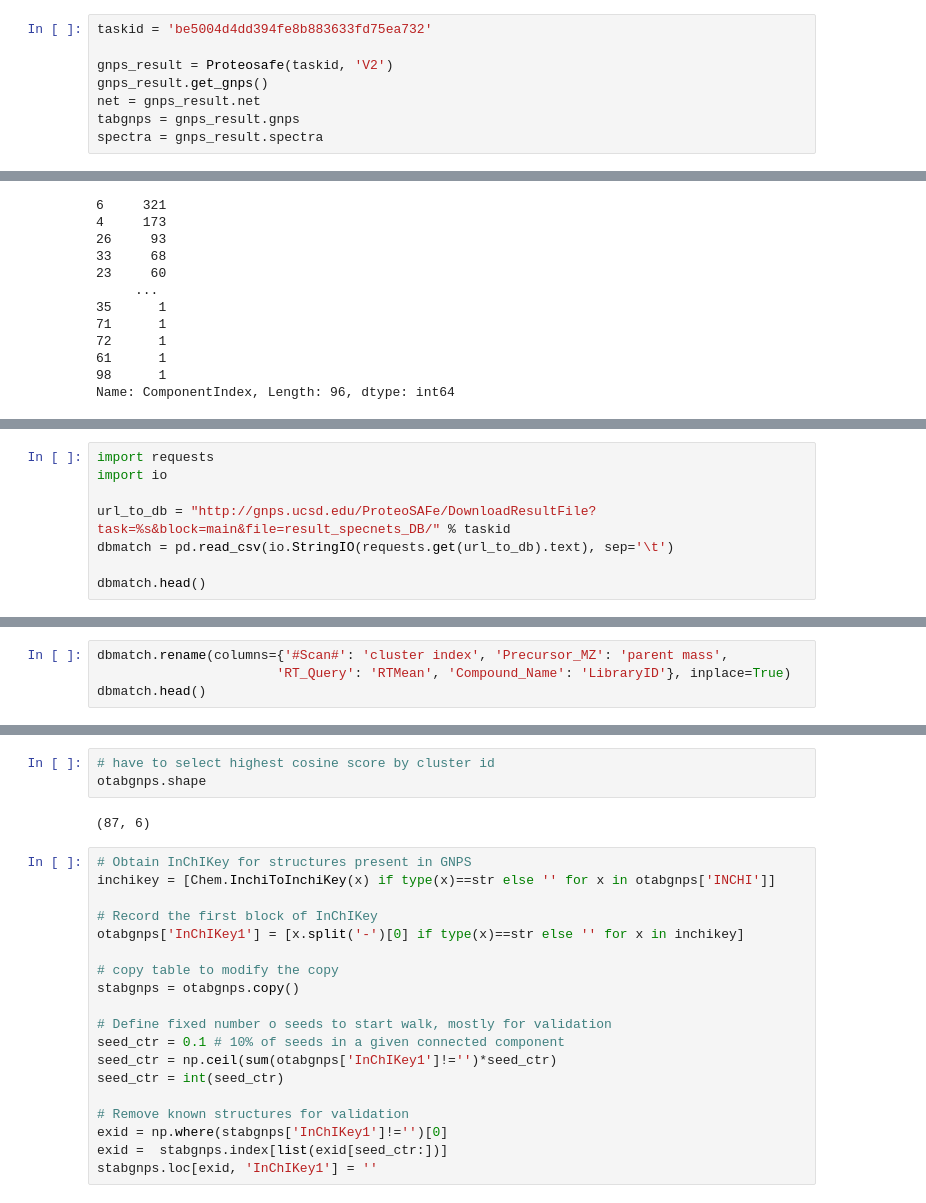
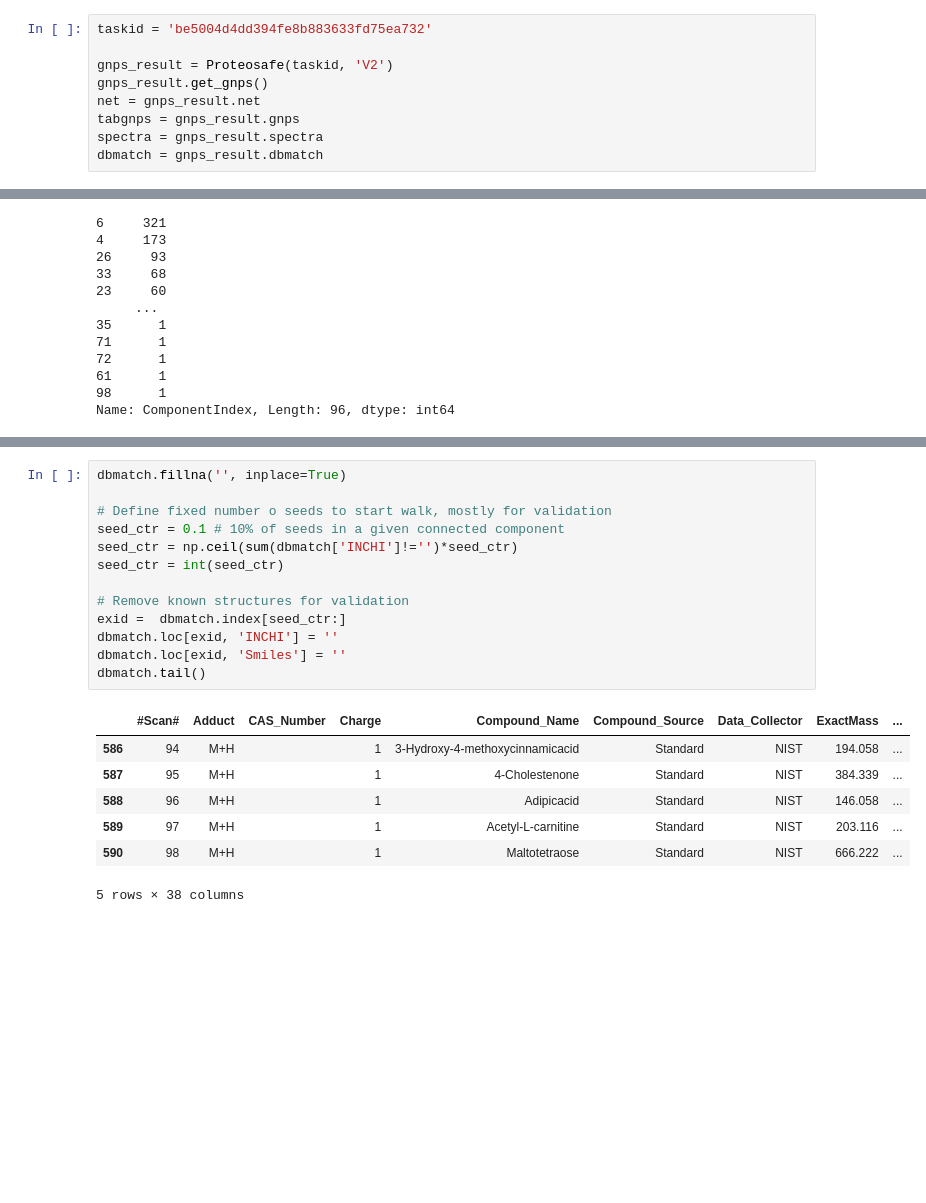
Before and after one commit to computational-chemical-biology/ChemWalker, a Jupyter notebook: notebooks/run_chemwalker.ipynb, the cells around one changed output, grey strips where cells are left out. Saved outputs shown, nothing was run; the diff lists cells and outputs as text; blank space fills up the shorter version.

```diff
--- a/notebooks/run_chemwalker.ipynb
+++ b/notebooks/run_chemwalker.ipynb
@@ -13,6 +12,7 @@ gnps_result.get_gnps()
 net = gnps_result.net
 tabgnps = gnps_result.gnps
 spectra = gnps_result.spectra
+dbmatch = gnps_result.dbmatch
 # %%
 net.head()
 # %% [output]
@@ -188,8 +90,0 @@ Index(['AllGroups', 'DefaultGroups', 'EvenOdd', 'G1', 'G2', 'G3', 'G4', 'G5',
-# %%
-import requests
-import io
-
-url_to_db = "http://gnps.ucsd.edu/ProteoSAFe/DownloadResultFile?task=%s&block=main&file=result_specnets_DB/" % taskid
-dbmatch = pd.read_csv(io.StringIO(requests.get(url_to_db).text), sep='\t')
-
-dbmatch.head()
@@ -221,4 +100,0 @@ Index(['#Scan#', 'Adduct', 'CAS_Number', 'Charge', 'Compound_Name',
-# %%
-dbmatch.rename(columns={'#Scan#': 'cluster index', 'Precursor_MZ': 'parent mass',
-                       'RT_Query': 'RTMean', 'Compound_Name': 'LibraryID'}, inplace=True)
-dbmatch.head()
@@ -246,24 +101,21 @@ otabgnps.head()
-# %%
-# have to select highest cosine score by cluster id
-otabgnps.shape
-# %% [output]
-(87, 6)
 # %%
-# Obtain InChIKey for structures present in GNPS
-inchikey = [Chem.InchiToInchiKey(x) if type(x)==str else '' for x in otabgnps['INCHI']]
-
-# Record the first block of InChIKey
-otabgnps['InChIKey1'] = [x.split('-')[0] if type(x)==str else '' for x in inchikey]
-
-# copy table to modify the copy
-stabgnps = otabgnps.copy()
+dbmatch.fillna('', inplace=True)
 
 # Define fixed number o seeds to start walk, mostly for validation
 seed_ctr = 0.1 # 10% of seeds in a given connected component
-seed_ctr = np.ceil(sum(otabgnps['InChIKey1']!='')*seed_ctr)
+seed_ctr = np.ceil(sum(dbmatch['INCHI']!='')*seed_ctr)
 seed_ctr = int(seed_ctr)
 
 # Remove known structures for validation
-exid = np.where(stabgnps['InChIKey1']!='')[0]
-exid =  stabgnps.index[list(exid[seed_ctr:])]
-stabgnps.loc[exid, 'InChIKey1'] = ''
+exid =  dbmatch.index[seed_ctr:]
+dbmatch.loc[exid, 'INCHI'] = ''
+dbmatch.loc[exid, 'Smiles'] = ''
+dbmatch.tail()
+# %% [output]
+|  | #Scan# | Adduct | CAS_Number | Charge | Compound_Name | Compound_Source | Data_Collector | ExactMass | ... |
+| 586 | 94 | M+H |  | 1 | 3-Hydroxy-4-methoxycinnamicacid | Standard | NIST | 194.058 | ... |
+| 587 | 95 | M+H |  | 1 | 4-Cholestenone | Standard | NIST | 384.339 | ... |
+| 588 | 96 | M+H |  | 1 | Adipicacid | Standard | NIST | 146.058 | ... |
+| 589 | 97 | M+H |  | 1 | Acetyl-L-carnitine | Standard | NIST | 203.116 | ... |
+| 590 | 98 | M+H |  | 1 | Maltotetraose | Standard | NIST | 666.222 | ... |
+5 rows × 38 columns
```
Also changed, not shown: parts of 36 cells of this notebook, 1 other file.
